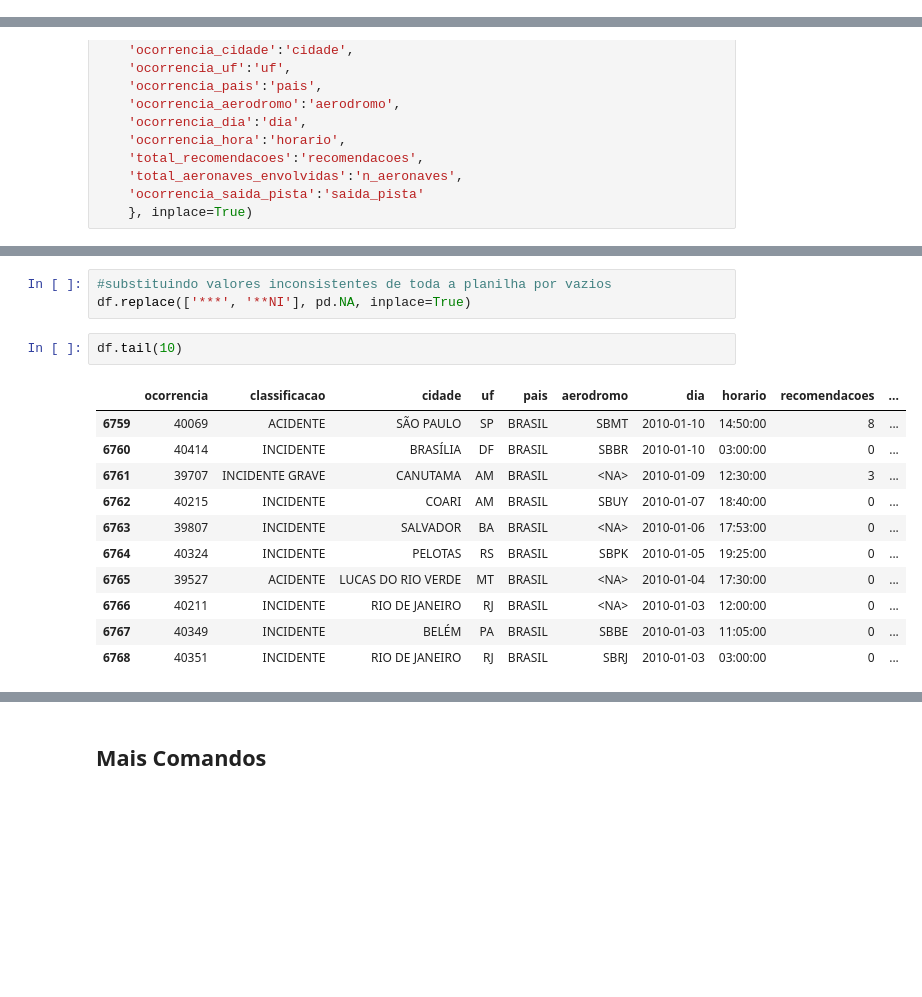
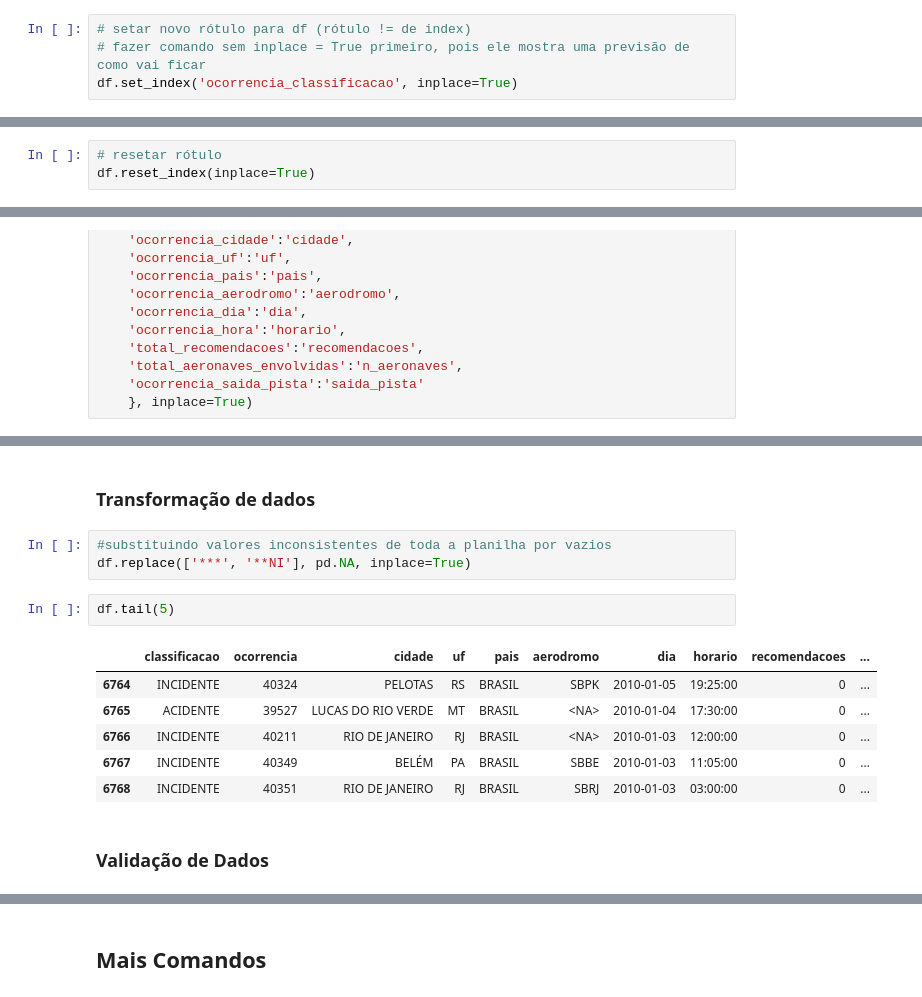
Before and after one commit to giobritos/soul_code_python, a Jupyter notebook: ED7-PandasFundamentos.ipynb, the cells around one changed output, grey strips where cells are left out. Saved outputs shown, nothing was run; the diff lists cells and outputs as text; blank space fills up the shorter version.

```diff
--- a/ED7-PandasFundamentos.ipynb
+++ b/ED7-PandasFundamentos.ipynb
@@ -71,3 +74,7 @@ print(df.codigo_ocorrencia.is_unique) # tem valores únicos
 # %% [output]
 False
 True
+# %%
+# setar novo rótulo para df (rótulo != de index)
+# fazer comando sem inplace = True primeiro, pois ele mostra uma previsão de como vai ficar
+df.set_index('ocorrencia_classificacao', inplace=True)
@@ -73,0 +98,3 @@ True
+# %%
+# resetar rótulo
+df.reset_index(inplace=True)
@@ -147,17 +230,16 @@ sorted(pd.unique(df['aerodromo'])) #sorted classifica os elementos
+# %% [markdown]
+### Transformação de dados
 # %%
 #substituindo valores inconsistentes de toda a planilha por vazios
 df.replace(['***', '**NI'], pd.NA, inplace=True)
 # %%
-df.tail(10)
+df.tail(5)
 # %% [output]
-|  | ocorrencia | classificacao | cidade | uf | pais | aerodromo | dia | horario | recomendacoes | ... |
-| 6759 | 40069 | ACIDENTE | SÃO PAULO | SP | BRASIL | SBMT | 2010-01-10 | 14:50:00 | 8 | ... |
-| 6760 | 40414 | INCIDENTE | BRASÍLIA | DF | BRASIL | SBBR | 2010-01-10 | 03:00:00 | 0 | ... |
-| 6761 | 39707 | INCIDENTE GRAVE | CANUTAMA | AM | BRASIL | <NA> | 2010-01-09 | 12:30:00 | 3 | ... |
-| 6762 | 40215 | INCIDENTE | COARI | AM | BRASIL | SBUY | 2010-01-07 | 18:40:00 | 0 | ... |
-| 6763 | 39807 | INCIDENTE | SALVADOR | BA | BRASIL | <NA> | 2010-01-06 | 17:53:00 | 0 | ... |
-| 6764 | 40324 | INCIDENTE | PELOTAS | RS | BRASIL | SBPK | 2010-01-05 | 19:25:00 | 0 | ... |
-| 6765 | 39527 | ACIDENTE | LUCAS DO RIO VERDE | MT | BRASIL | <NA> | 2010-01-04 | 17:30:00 | 0 | ... |
-| 6766 | 40211 | INCIDENTE | RIO DE JANEIRO | RJ | BRASIL | <NA> | 2010-01-03 | 12:00:00 | 0 | ... |
-| 6767 | 40349 | INCIDENTE | BELÉM | PA | BRASIL | SBBE | 2010-01-03 | 11:05:00 | 0 | ... |
-| 6768 | 40351 | INCIDENTE | RIO DE JANEIRO | RJ | BRASIL | SBRJ | 2010-01-03 | 03:00:00 | 0 | ... |
+|  | classificacao | ocorrencia | cidade | uf | pais | aerodromo | dia | horario | recomendacoes | ... |
+| 6764 | INCIDENTE | 40324 | PELOTAS | RS | BRASIL | SBPK | 2010-01-05 | 19:25:00 | 0 | ... |
+| 6765 | ACIDENTE | 39527 | LUCAS DO RIO VERDE | MT | BRASIL | <NA> | 2010-01-04 | 17:30:00 | 0 | ... |
+| 6766 | INCIDENTE | 40211 | RIO DE JANEIRO | RJ | BRASIL | <NA> | 2010-01-03 | 12:00:00 | 0 | ... |
+| 6767 | INCIDENTE | 40349 | BELÉM | PA | BRASIL | SBBE | 2010-01-03 | 11:05:00 | 0 | ... |
+| 6768 | INCIDENTE | 40351 | RIO DE JANEIRO | RJ | BRASIL | SBRJ | 2010-01-03 | 03:00:00 | 0 | ... |
+# %% [markdown]
+### Validação de Dados
```
Also changed, not shown: parts of 27 cells of this notebook.
